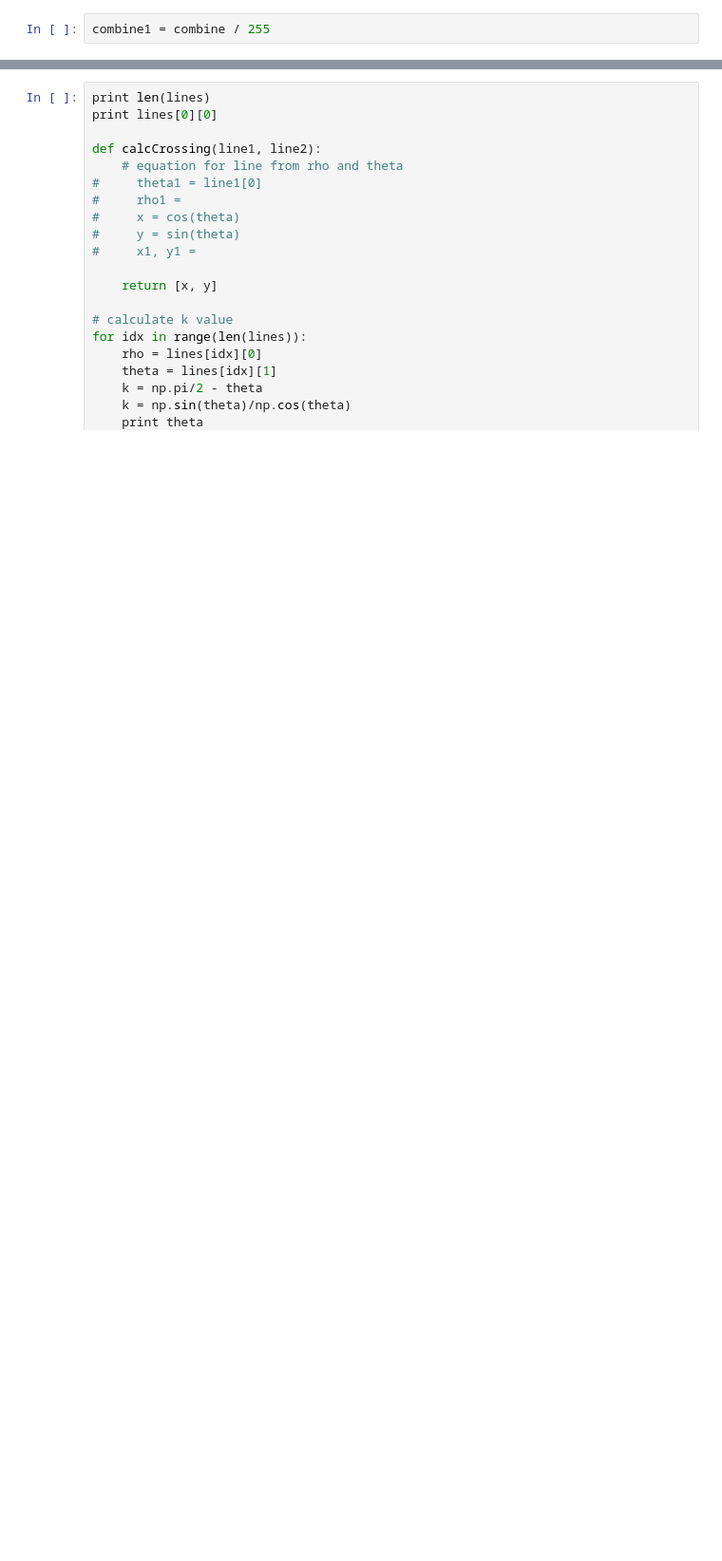
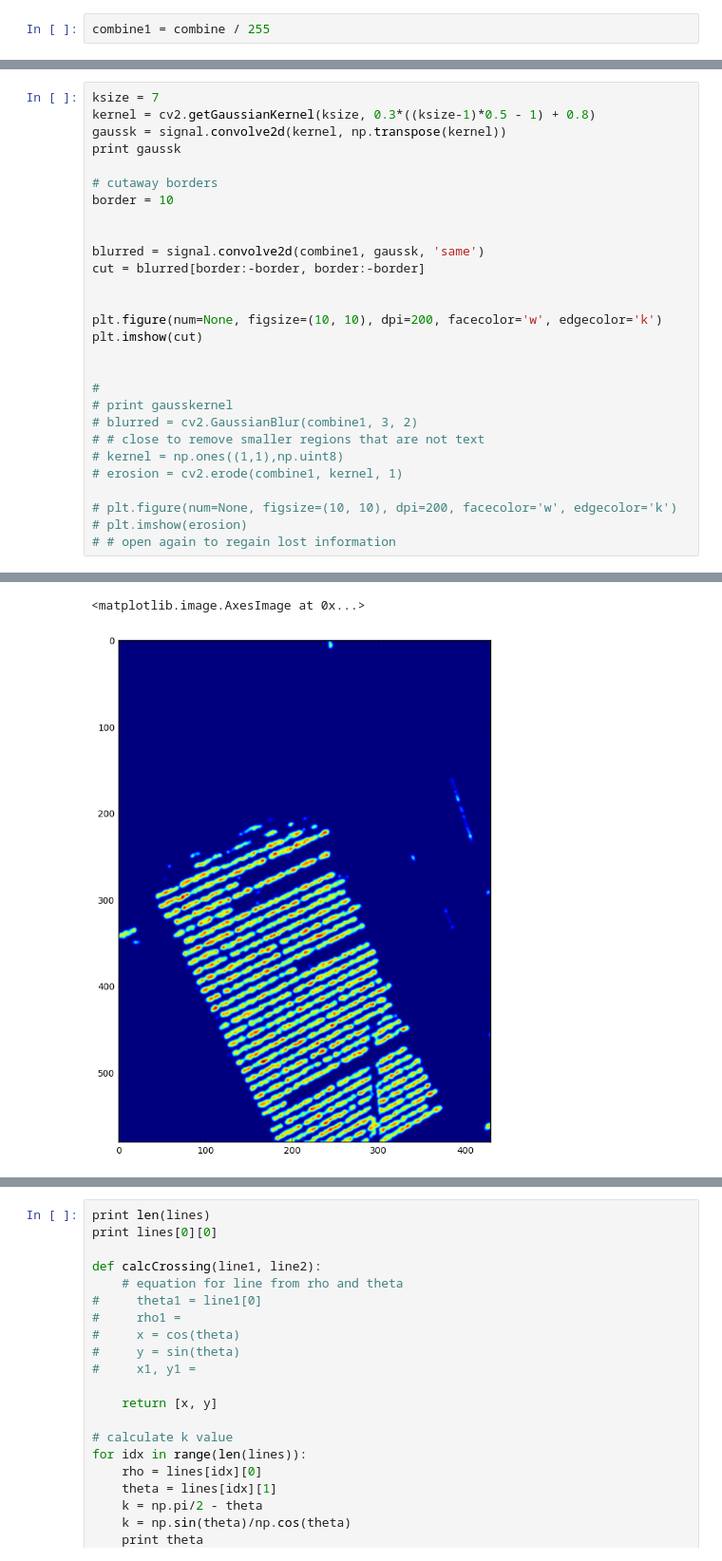
Before and after one commit to olaroos/textrec, a Jupyter notebook: findLines.ipynb, the cells around one changed output, grey strips where cells are left out. Shown: that part at 95% size. Saved outputs shown, nothing was run; the diff lists cells and outputs as text; blank space fills up the shorter version.

```diff
--- a/findLines.ipynb
+++ b/findLines.ipynb
@@ -35,0 +41,29 @@ combine1 = combine / 255
+# %%
+ksize = 7
+kernel = cv2.getGaussianKernel(ksize, 0.3*((ksize-1)*0.5 - 1) + 0.8)
+gaussk = signal.convolve2d(kernel, np.transpose(kernel))
+print gaussk
+
+# cutaway borders
+border = 10
+
+
+blurred = signal.convolve2d(combine1, gaussk, 'same')
+cut = blurred[border:-border, border:-border]
+
+
+plt.figure(num=None, figsize=(10, 10), dpi=200, facecolor='w', edgecolor='k')
+plt.imshow(cut)
+
+
+#
+# print gausskernel
+# blurred = cv2.GaussianBlur(combine1, 3, 2)
+# # close to remove smaller regions that are not text
+# kernel = np.ones((1,1),np.uint8)
+# erosion = cv2.erode(combine1, kernel, 1)
+
+# plt.figure(num=None, figsize=(10, 10), dpi=200, facecolor='w', edgecolor='k')
+# plt.imshow(erosion)
+# # open again to regain lost information
+# %% [output]
@@ -36 +84,3 @@ combine1 = combine / 255
+<matplotlib.image.AxesImage at 0x...>
+[figure, added]
 # %%
```
Also changed, not shown: parts of 7 cells of this notebook, 1 other file.
